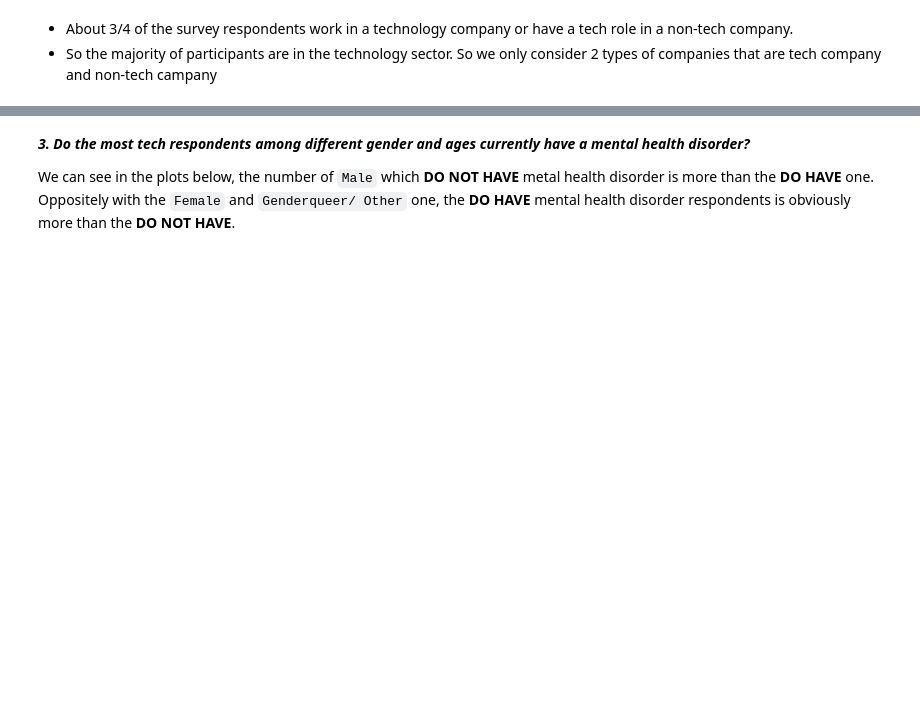
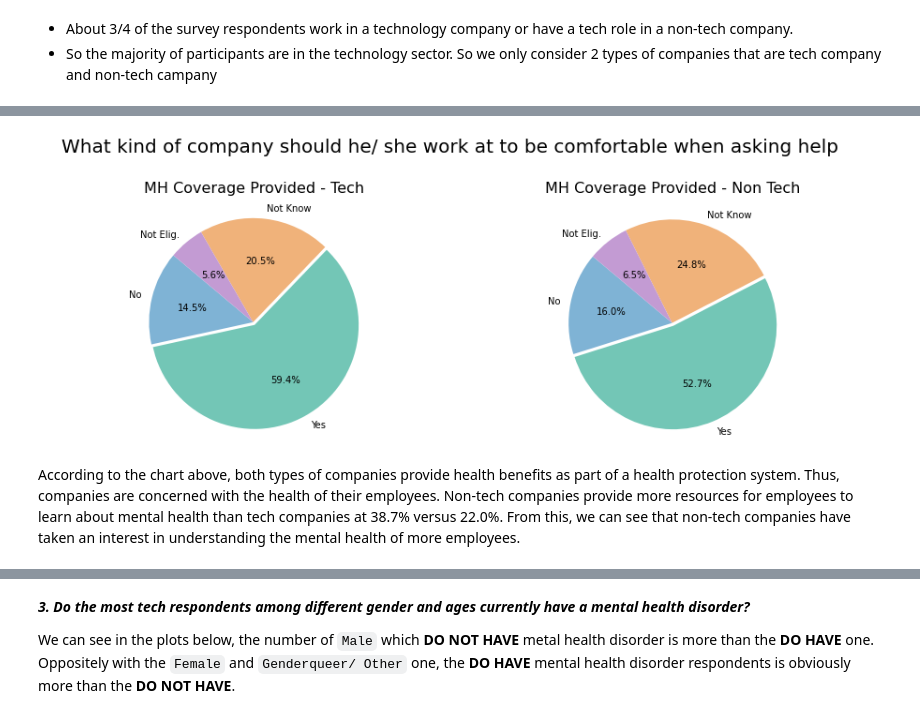
Before and after one commit to HMy2912/P4DS-FinalProj, a Jupyter notebook: Untitled.ipynb, the cells around one changed output, grey strips where cells are left out. Drawn from its saved outputs; the diff is of its cells as text; code cells hidden in the pictures; blank space fills up the shorter version.

```diff
--- a/Untitled.ipynb
+++ b/Untitled.ipynb
@@ -485,0 +374,32 @@ Text(0.5, 1.0, 'Mental & Physical Health Equal Importance')
+# %%
+def get_sizes_1(data):
+    all_ = data['mh_coverage_flag'].count()
+    no_ = data[data['mh_coverage_flag'] == 'No']['mh_coverage_flag'].count()
+    yes_ = data[data['mh_coverage_flag'] == 'Yes']['mh_coverage_flag'].count()
+    not_know_ = data[data['mh_coverage_flag'] == "I don't know"]['mh_coverage_flag'].count()
+    not_elig_ = data[data['mh_coverage_flag'] == 'Not eligible for coverage / N/A']['mh_coverage_flag'].count()
+    return [no_/all_, yes_/all_, not_know_/all_, not_elig_/all_]
+# %%
+fig, ax = plt.subplots(figsize = (16, 10), ncols=2, nrows=2)
+plt.subplots_adjust(left=0.125, right=0.9, bottom=0.1, top = 0.9, wspace=0, hspace = 0.3)
+plt.suptitle('What kind of company should he/ she work at to be comfortable when asking help', fontsize = 20, y = 1)
+
+labels = 'No', 'Yes', 'Not Know', 'Not Elig.'
+colors = ['#7FB3D5', '#73C6B6', '#F0B27A', '#C39BD3']
+explode = (0, 0.03, 0, 0)
+
+ax[0][0].pie(get_sizes_1(data_tech), explode=explode, labels=labels
+             , colors=colors, autopct='%1.1f%%', shadow=False, startangle=140)
+ax[0][0].axis('equal')
+ax[0][0].set_title('MH Coverage Provided - Tech', pad = 14, fontsize = 16)
+
+ax[0][1].pie(get_sizes_1(data_non_tech), explode=explode, labels=labels
+             , colors=colors, autopct='%1.1f%%', shadow=False, startangle=140)
+ax[0][1].axis('equal')
+ax[0][1].set_title('MH Coverage Provided - Non Tech', pad = 14, fontsize = 16)
+fig.delaxes(ax[1][0])
+fig.delaxes(ax[1][1])
+# %% [output]
+[figure, added]
+# %% [markdown]
+According to the chart above, both types of companies provide health benefits as part of a health protection system. Thus, companies are concerned with the health of their employees. Non-tech companies provide more resources for employees to learn about mental health than tech companies at 38.7% versus 22.0%. From this, we can see that non-tech companies have taken an interest in understanding the mental health of more employees.
```
Also changed, not shown: parts of 24 cells of this notebook.
